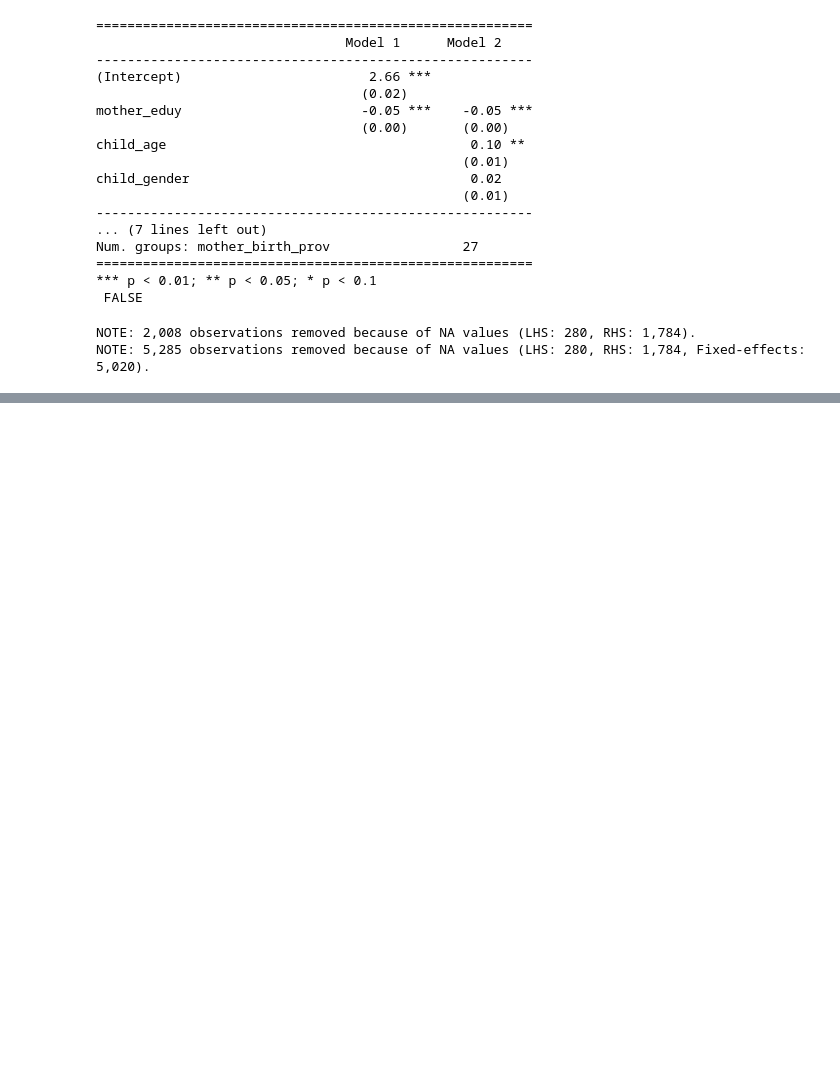
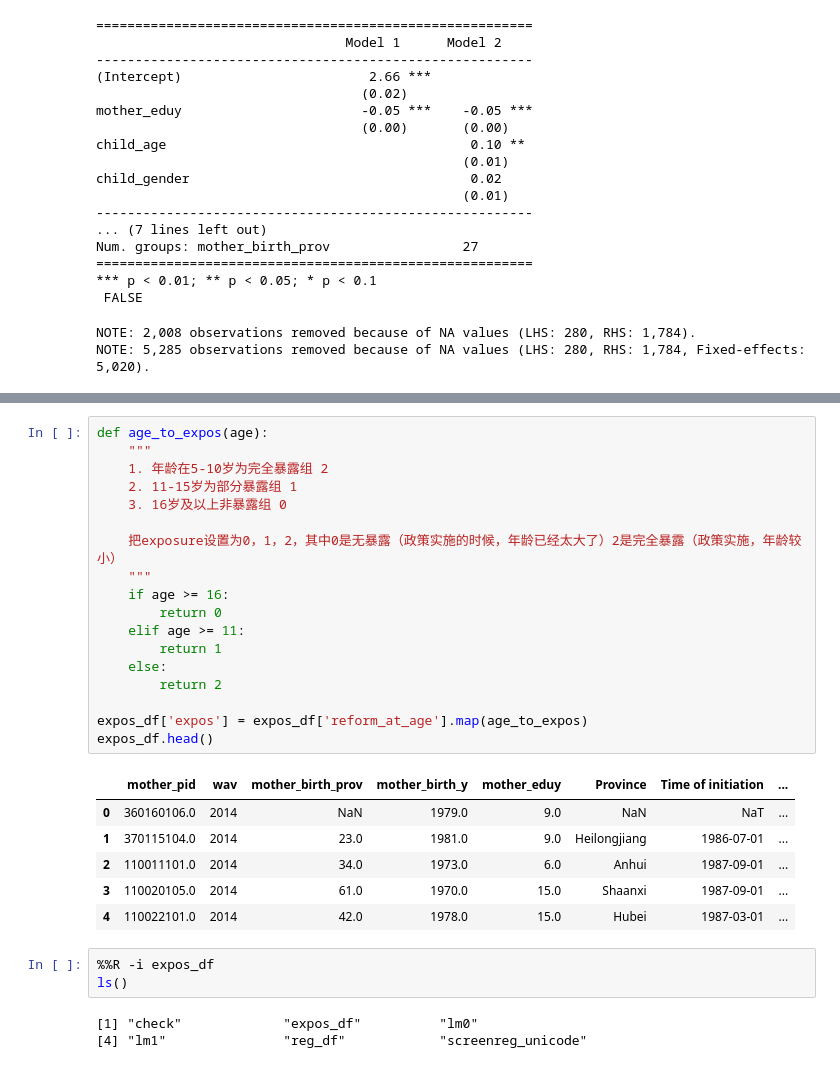
Before and after one commit to itsaquestion/Replication, a Jupyter notebook: cui2019/data3.ipynb, the cells around one changed output, grey strips where cells are left out. Drawn from its saved outputs; the diff is of its cells as text; blank space fills up the shorter version.

```diff
--- a/cui2019/data3.ipynb
+++ b/cui2019/data3.ipynb
@@ -157,0 +298,31 @@ NOTE: 5,285 observations removed because of NA values (LHS: 280, RHS: 1,784, Fix
+# %%
+def age_to_expos(age):
+    """
+    1. 年龄在5-10岁为完全暴露组 2
+    2. 11-15岁为部分暴露组 1
+    3. 16岁及以上非暴露组 0
+
+    把exposure设置为0，1，2，其中0是无暴露（政策实施的时候，年龄已经太大了）2是完全暴露（政策实施，年龄较小）
+    """
+    if age >= 16:
+        return 0
+    elif age >= 11:
+        return 1
+    else:
+        return 2
+
+expos_df['expos'] = expos_df['reform_at_age'].map(age_to_expos)
+expos_df.head()
+# %% [output]
+|  | mother_pid | wav | mother_birth_prov | mother_birth_y | mother_eduy | Province | Time of initiation | ... |
+| 0 | 360160106.0 | 2014 | NaN | 1979.0 | 9.0 | NaN | NaT | ... |
+| 1 | 370115104.0 | 2014 | 23.0 | 1981.0 | 9.0 | Heilongjiang | 1986-07-01 | ... |
+| 2 | 110011101.0 | 2014 | 34.0 | 1973.0 | 6.0 | Anhui | 1987-09-01 | ... |
+| 3 | 110020105.0 | 2014 | 61.0 | 1970.0 | 15.0 | Shaanxi | 1987-09-01 | ... |
+| 4 | 110022101.0 | 2014 | 42.0 | 1978.0 | 15.0 | Hubei | 1987-03-01 | ... |
+# %%
+%%R -i expos_df
+ls()
+# %% [output]
+[1] "check"             "expos_df"          "lm0"
+[4] "lm1"               "reg_df"            "screenreg_unicode"
```
Also changed, not shown: parts of 19 cells of this notebook, 1 other file.
